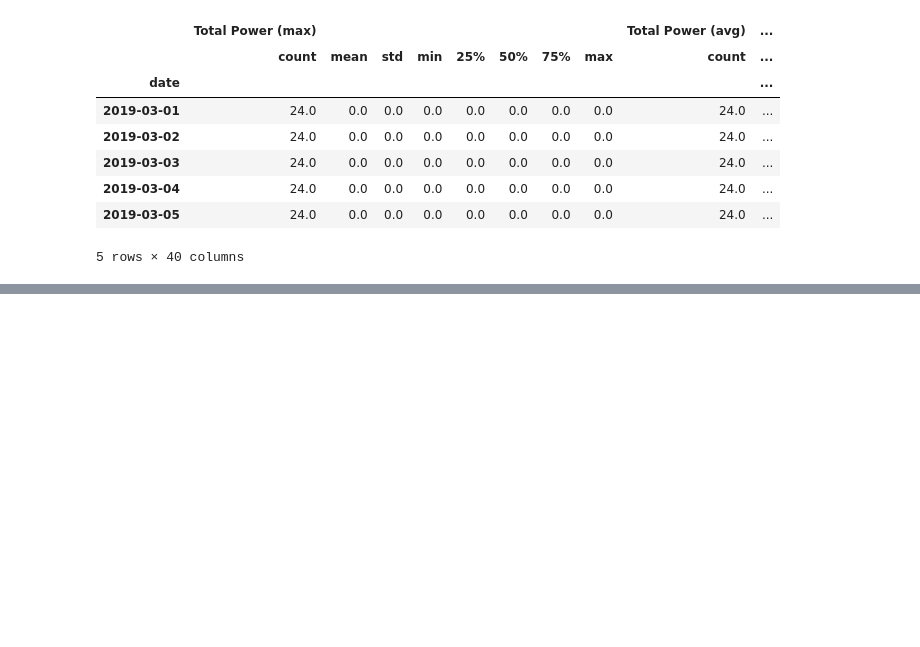
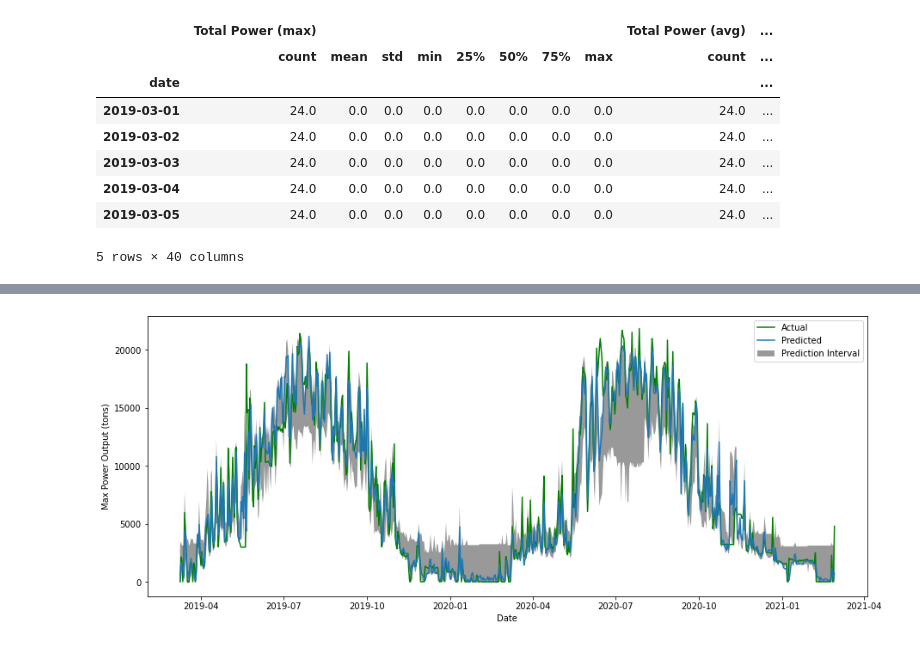
Before and after one commit to wadekb22/CHW_Forecasting, a Jupyter notebook: models/random forest model.ipynb, the cells around one changed output, grey strips where cells are left out. Drawn from its saved outputs; the diff is of its cells as text; code cells hidden in the pictures; blank space fills up the shorter version.

```diff
--- a/models/random forest model.ipynb
+++ b/models/random forest model.ipynb
@@ -423,0 +313,6 @@ Mean Absolute Error: 1021.18
+# %%
+endDate = pd.to_datetime('2021-01-01').date()
+newSplit = resetDaily()[0]
+
+train = newSplit[(newSplit['date'] < endDate)]
+test = newSplit[(newSplit['date'] >= endDate)]
@@ -423,0 +427,3 @@ Mean Absolute Error: 1021.18
+# %%
+newSplit = resetDaily()[0]
+newSplit
@@ -423,0 +494,2 @@ Mean Absolute Error: 1021.18
+# %%
+newDf = slidingWindow(dayInterval = 30, significance = .9)
@@ -423,0 +514,14 @@ Mean Absolute Error: 1021.18
+# %%
+plt.figure(figsize = (15,6))
+plt.plot(newDf['date'], newDf['Total Power (max)'], label = 'Actual', color = 'green')
+plt.plot(newDf['date'], newDf['mid'], label = 'Predicted')
+#plt.plot(newDf['date'], newDf['upper'], label = 'upper')
+#plt.plot(newDf['date'], newDf['lower'], label = 'lower')
+plt.fill_between(newDf['date'], newDf['upper'], newDf['lower'], facecolor='black',
+                alpha=0.4, label = 'Prediction Interval')
+plt.legend()
+plt.ylabel('Max Power Output (tons)')
+plt.xlabel('Date')
+plt.show()
+# %% [output]
+[figure, added]
```
Also changed, not shown: parts of 24 cells of this notebook.
